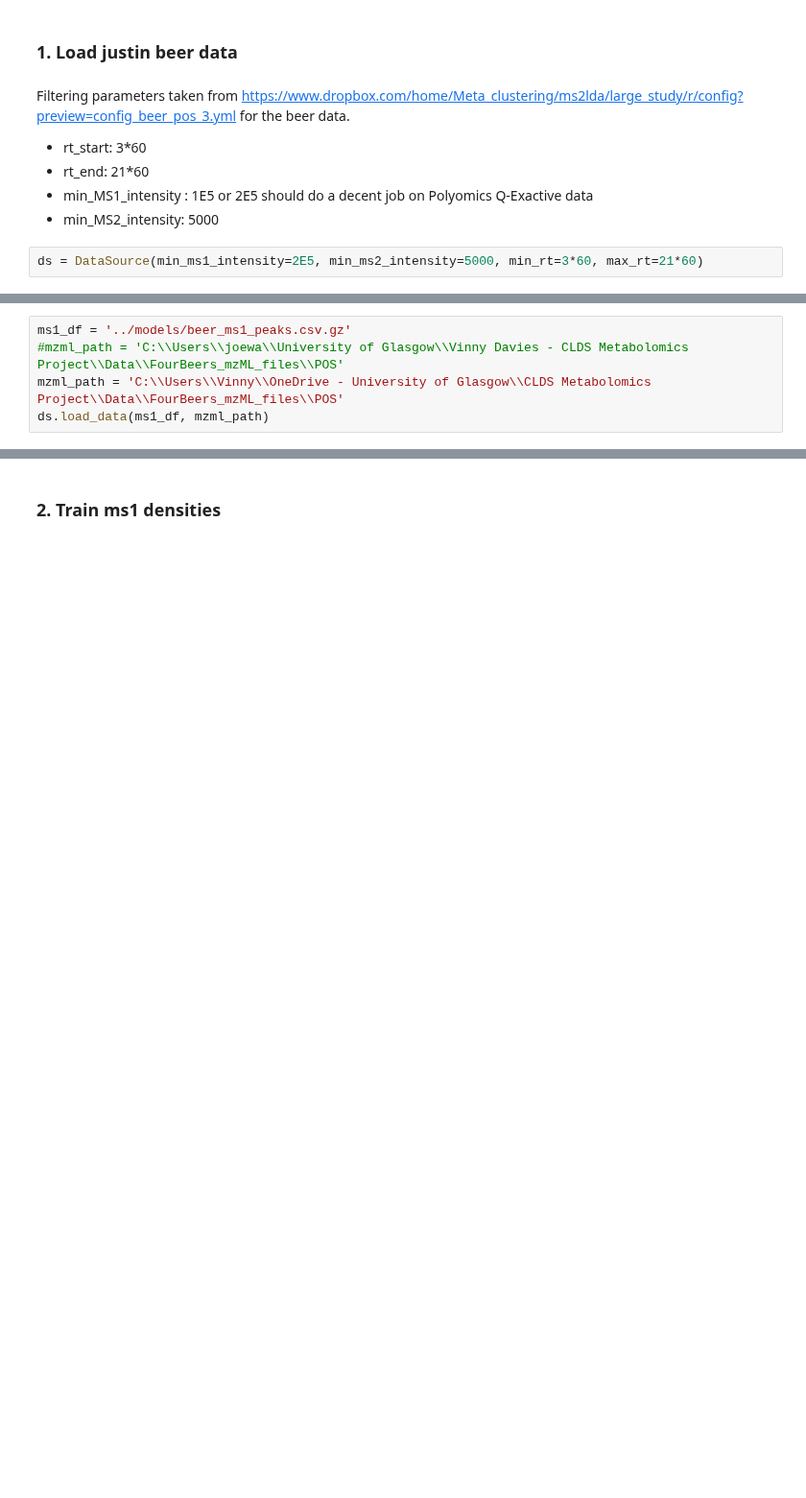
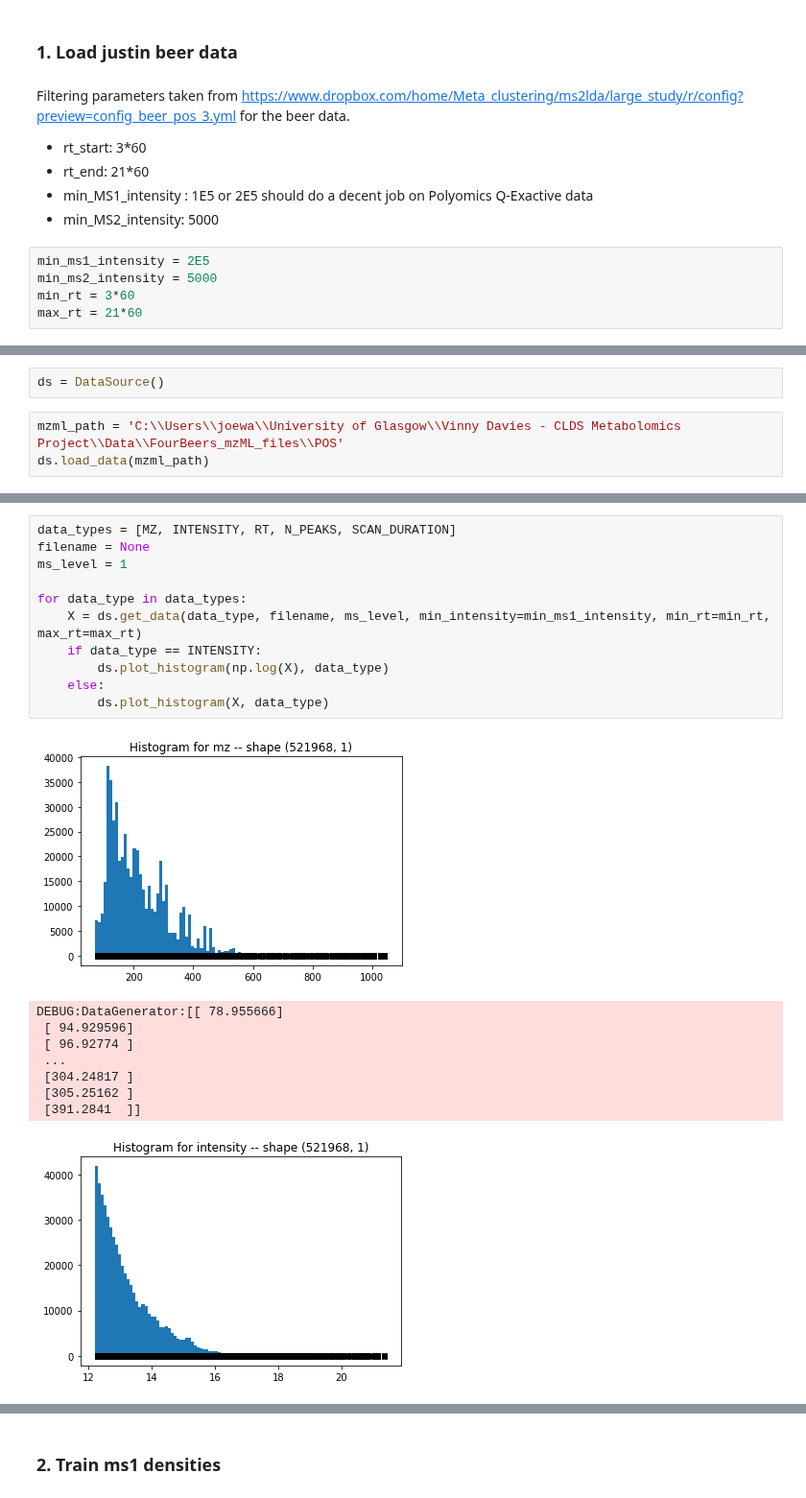
Before and after one commit to sdrogers/clms, a Jupyter notebook: Simulator/notebooks/loader_kde.ipynb, the cells around one changed output, grey strips where cells are left out. Shown at 96% size. Drawn from its saved outputs; the diff is of its cells as text; blank space fills up the shorter version.

Commit message:
Improved data loader codes.

```diff
--- a/Simulator/notebooks/loader_kde.ipynb
+++ b/Simulator/notebooks/loader_kde.ipynb
@@ -24,4 +24,7 @@ Filtering parameters taken from https://www.dropbox.com/home/Meta_clustering/ms2
 - min_MS1_intensity : 1E5 or 2E5 should do a decent job on Polyomics Q-Exactive data
 - min_MS2_intensity: 5000
 # %%
-ds = DataSource(min_ms1_intensity=2E5, min_ms2_intensity=5000, min_rt=3*60, max_rt=21*60)
+min_ms1_intensity = 2E5
+min_ms2_intensity = 5000
+min_rt = 3*60
+max_rt = 21*60
@@ -28,6 +33,6 @@ ds = DataSource(min_ms1_intensity=2E5, min_ms2_intensity=5000, min_rt=3*60, max_
+# %%
+ds = DataSource()
 # %%
-ms1_df = '../models/beer_ms1_peaks.csv.gz'
-#mzml_path = 'C:\\Users\\joewa\\University of Glasgow\\Vinny Davies - CLDS Metabolomics Project\\Data\\FourBeers_mzML_files\\POS'
-mzml_path = 'C:\\Users\\Vinny\\OneDrive - University of Glasgow\\CLDS Metabolomics Project\\Data\\FourBeers_mzML_files\\POS'
-ds.load_data(ms1_df, mzml_path)
+mzml_path = 'C:\\Users\\joewa\\University of Glasgow\\Vinny Davies - CLDS Metabolomics Project\\Data\\FourBeers_mzML_files\\POS'
+ds.load_data(mzml_path)
 # %% [output]
@@ -37,0 +51,21 @@ C:\Users\Vinny\OneDrive - University of Glasgow\CLDS Metabolomics Project\Data\F
+# %%
+data_types = [MZ, INTENSITY, RT, N_PEAKS, SCAN_DURATION]
+filename = None
+ms_level = 1
+
+for data_type in data_types:
+    X = ds.get_data(data_type, filename, ms_level, min_intensity=min_ms1_intensity, min_rt=min_rt, max_rt=max_rt)
+    if data_type == INTENSITY:
+        ds.plot_histogram(np.log(X), data_type)
+    else:
+        ds.plot_histogram(X, data_type)
+# %% [output]
+[figure, added]
+DEBUG:DataGenerator:[[ 78.955666]
+ [ 94.929596]
+ [ 96.92774 ]
+ ...
+ [304.24817 ]
+ [305.25162 ]
+ [391.2841  ]]
+[figure, added]
```
Also changed, not shown: parts of 38 cells of this notebook, 1 other file.
